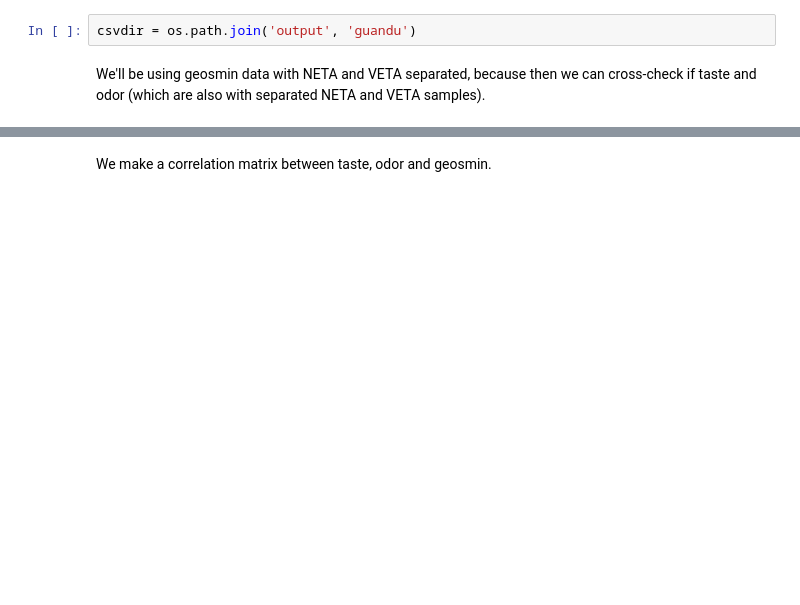
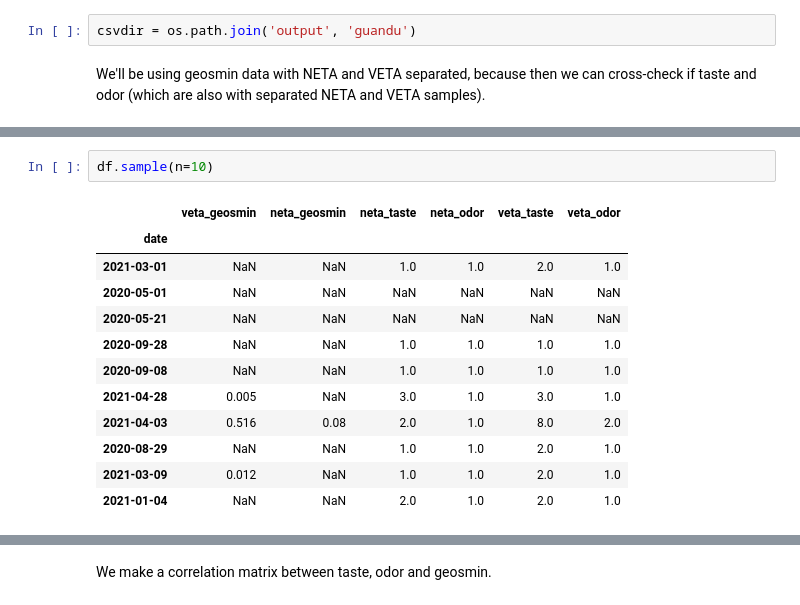
Before and after one commit to guidanoli/inf1032, a Jupyter notebook: guandu_correlate.ipynb, the cells around one changed output, grey strips where cells are left out. Drawn from its saved outputs; the diff is of its cells as text; blank space fills up the shorter version.

```diff
--- a/guandu_correlate.ipynb
+++ b/guandu_correlate.ipynb
@@ -58,0 +75,15 @@ for eta in ('neta', 'veta'):
+# %%
+df.sample(n=10)
+# %% [output]
+|  | veta_geosmin | neta_geosmin | neta_taste | neta_odor | veta_taste | veta_odor |
+| date |  |  |  |  |  |  |
+| 2021-03-01 | NaN | NaN | 1.0 | 1.0 | 2.0 | 1.0 |
+| 2020-05-01 | NaN | NaN | NaN | NaN | NaN | NaN |
+| 2020-05-21 | NaN | NaN | NaN | NaN | NaN | NaN |
+| 2020-09-28 | NaN | NaN | 1.0 | 1.0 | 1.0 | 1.0 |
+| 2020-09-08 | NaN | NaN | 1.0 | 1.0 | 1.0 | 1.0 |
+| 2021-04-28 | 0.005 | NaN | 3.0 | 1.0 | 3.0 | 1.0 |
+| 2021-04-03 | 0.516 | 0.08 | 2.0 | 1.0 | 8.0 | 2.0 |
+| 2020-08-29 | NaN | NaN | 1.0 | 1.0 | 2.0 | 1.0 |
+| 2021-03-09 | 0.012 | NaN | 1.0 | 1.0 | 2.0 | 1.0 |
+| 2021-01-04 | NaN | NaN | 2.0 | 1.0 | 2.0 | 1.0 |
```
Also changed, not shown: parts of 15 cells of this notebook, 17 other files.
